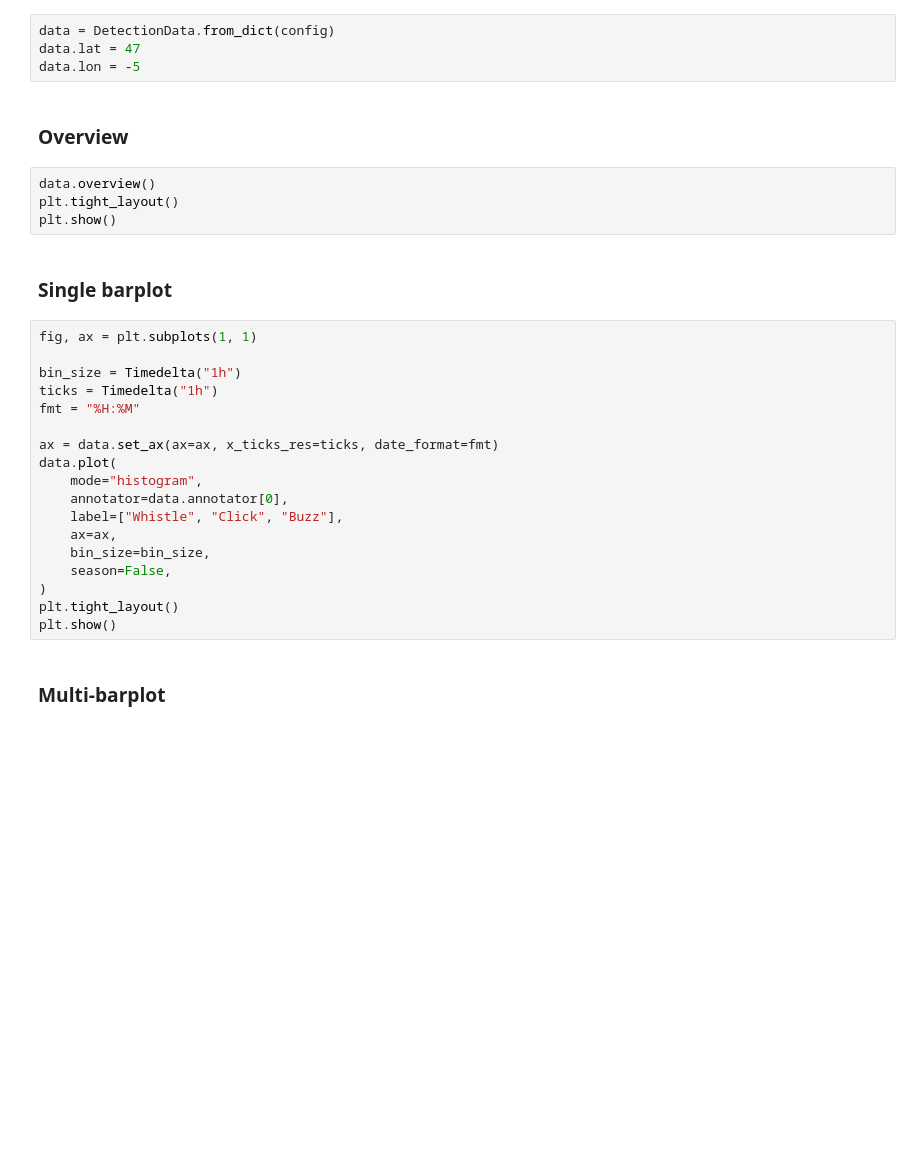
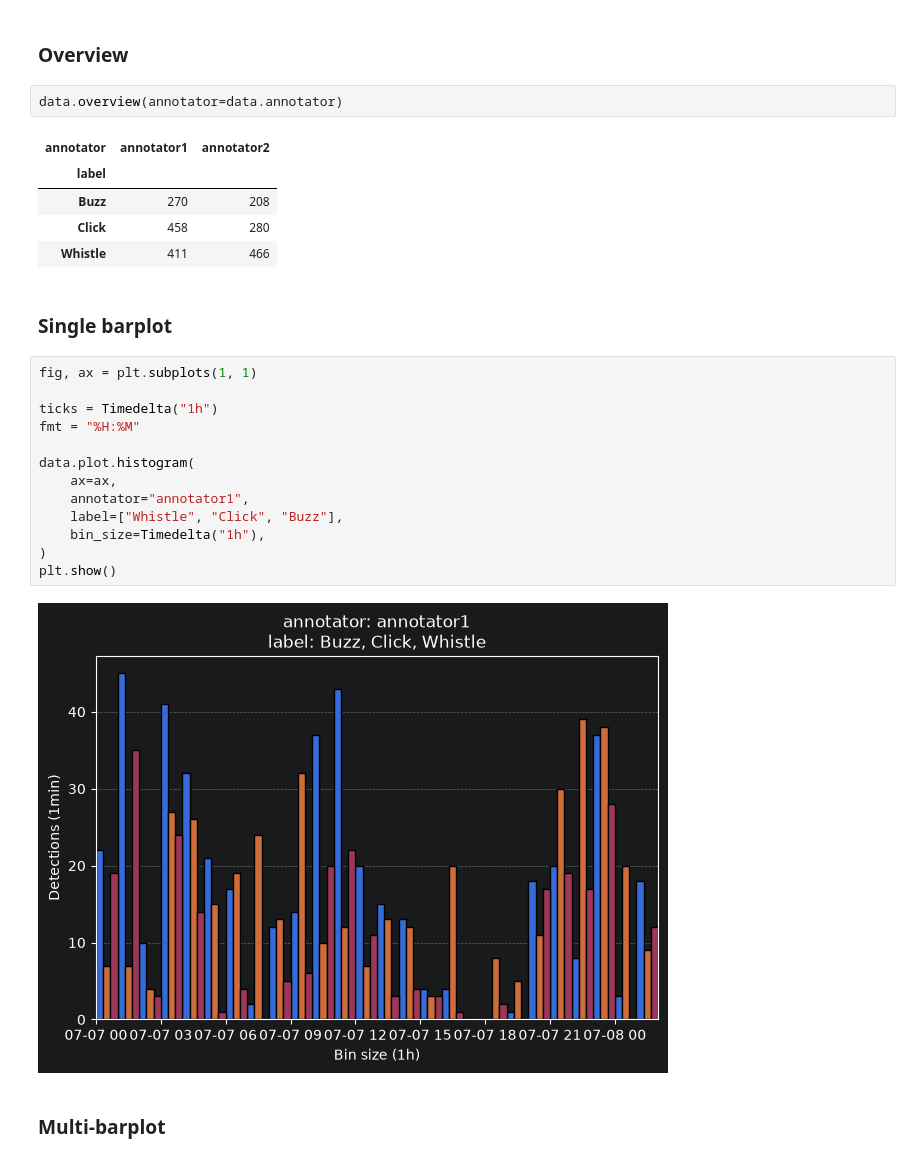
Before and after one commit to Project-OSmOSE/disclOSE, a Jupyter notebook: docs/source/example_APOCADO.ipynb, the cells around one changed output. Drawn from its saved outputs; the diff is of its cells as text; blank space fills up the shorter version.

```diff
--- a/docs/source/example_APOCADO.ipynb
+++ b/docs/source/example_APOCADO.ipynb
@@ -19,33 +21,30 @@ config = {
-# %%
-data = DetectionData.from_dict(config)
-data.lat = 47
-data.lon = -5
 # %% [markdown]
 ### Overview
 # %%
-data.overview()
-plt.tight_layout()
-plt.show()
+data.overview(annotator=data.annotator)
+# %% [output]
+| annotator | annotator1 | annotator2 |
+| label |  |  |
+| Buzz | 270 | 208 |
+| Click | 458 | 280 |
+| Whistle | 411 | 466 |
 # %% [markdown]
 ### Single barplot
 # %%
 fig, ax = plt.subplots(1, 1)
 
-bin_size = Timedelta("1h")
 ticks = Timedelta("1h")
 fmt = "%H:%M"
 
-ax = data.set_ax(ax=ax, x_ticks_res=ticks, date_format=fmt)
-data.plot(
-    mode="histogram",
-    annotator=data.annotator[0],
+data.plot.histogram(
+    ax=ax,
+    annotator="annotator1",
     label=["Whistle", "Click", "Buzz"],
-    ax=ax,
-    bin_size=bin_size,
-    season=False,
+    bin_size=Timedelta("1h"),
 )
-plt.tight_layout()
 plt.show()
+# %% [output]
+[figure, added]
 # %% [markdown]
 ### Multi-barplot
 # %%
```
Also changed, not shown: parts of 4 cells of this notebook, 11 other files.
